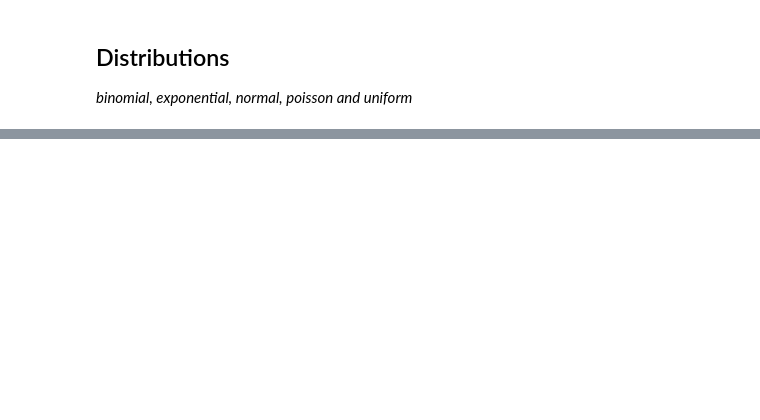
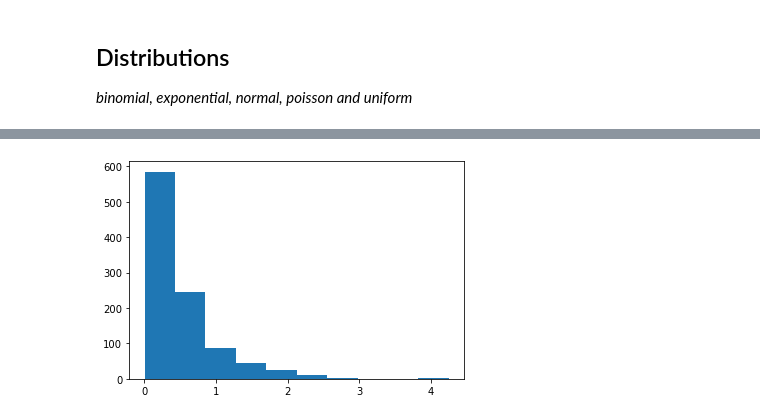
Before and after one commit to dervlac/numpy-assignment, a Jupyter notebook: NumPy Analysis.ipynb, the cells around one changed output, grey strips where cells are left out. Cells and saved outputs as stored; diff of their text form; code cells hidden in the pictures; blank space fills up the shorter version.

```diff
--- a/NumPy Analysis.ipynb
+++ b/NumPy Analysis.ipynb
@@ -153,0 +225,6 @@ plt.show()
+# %%
+e_dist = rng.exponential(0.5,size=1000)
+plt.hist(e_dist)
+plt.show()
+# %% [output]
+[figure, added]
```
Also changed, not shown: parts of 35 cells of this notebook.
